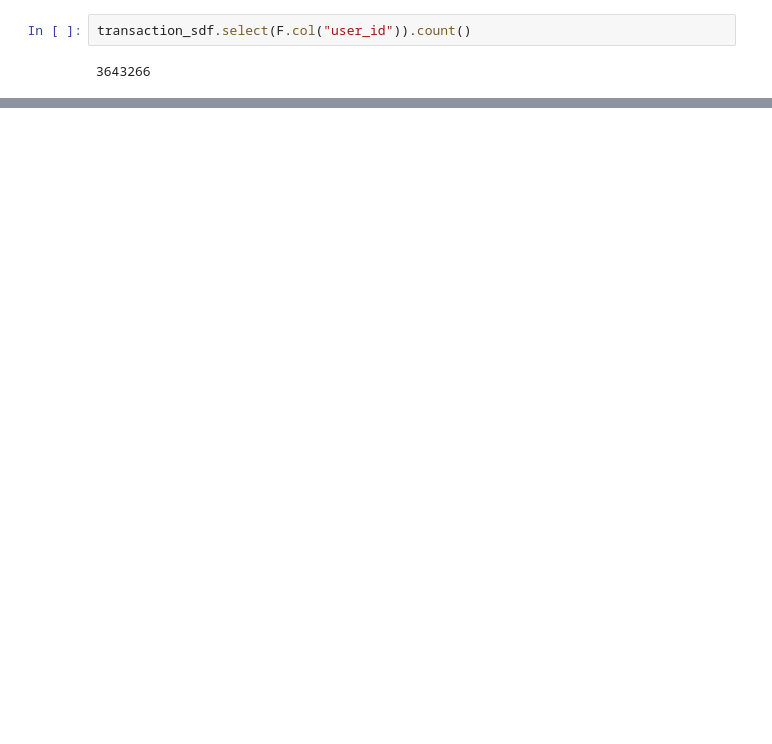
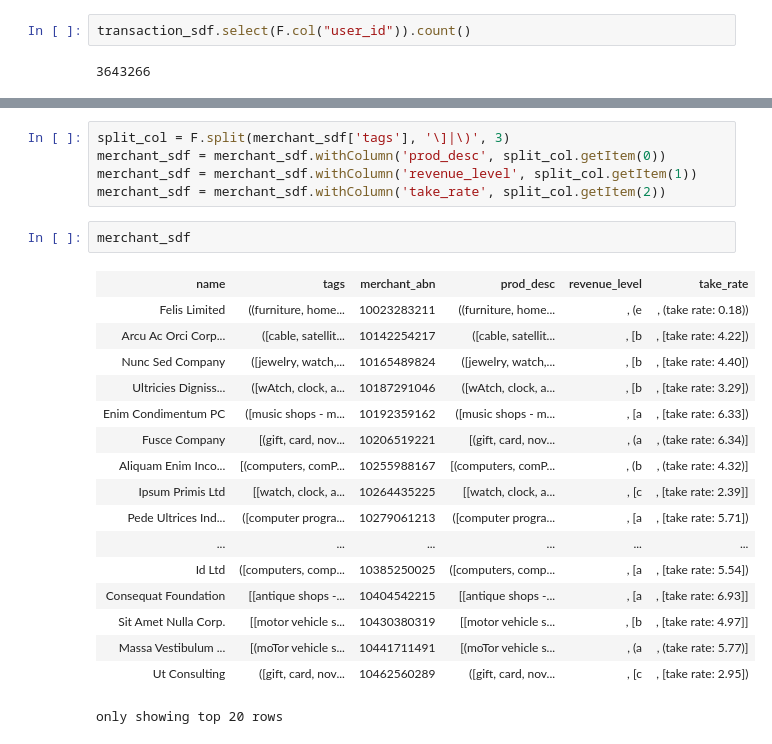
Before and after one commit to TGChenZP/MAST30034-A2_GroupWork_Py, a Jupyter notebook: notebooks/understand_data.ipynb, the cells around one changed output, grey strips where cells are left out. Cells and saved outputs as stored; diff of their text form; blank space fills up the shorter version.

Commit message:
added code to clean merchant

```diff
--- a/notebooks/understand_data.ipynb
+++ b/notebooks/understand_data.ipynb
@@ -136,0 +205,25 @@ consumer_detail_sdf.filter(consumer_detail_sdf["user_id"].isNull()).count()
+# %%
+split_col = F.split(merchant_sdf['tags'], '\]|\)', 3)
+merchant_sdf = merchant_sdf.withColumn('prod_desc', split_col.getItem(0))
+merchant_sdf = merchant_sdf.withColumn('revenue_level', split_col.getItem(1))
+merchant_sdf = merchant_sdf.withColumn('take_rate', split_col.getItem(2))
+# %%
+merchant_sdf
+# %% [output]
+| name | tags | merchant_abn | prod_desc | revenue_level | take_rate |
+| Felis Limited | ((furniture, home... | 10023283211 | ((furniture, home... | , (e | , (take rate: 0.18)) |
+| Arcu Ac Orci Corp... | ([cable, satellit... | 10142254217 | ([cable, satellit... | , [b | , [take rate: 4.22]) |
+| Nunc Sed Company | ([jewelry, watch,... | 10165489824 | ([jewelry, watch,... | , [b | , [take rate: 4.40]) |
+| Ultricies Digniss... | ([wAtch, clock, a... | 10187291046 | ([wAtch, clock, a... | , [b | , [take rate: 3.29]) |
+| Enim Condimentum PC | ([music shops - m... | 10192359162 | ([music shops - m... | , [a | , [take rate: 6.33]) |
+| Fusce Company | [(gift, card, nov... | 10206519221 | [(gift, card, nov... | , (a | , (take rate: 6.34)] |
+| Aliquam Enim Inco... | [(computers, comP... | 10255988167 | [(computers, comP... | , (b | , (take rate: 4.32)] |
+| Ipsum Primis Ltd | [[watch, clock, a... | 10264435225 | [[watch, clock, a... | , [c | , [take rate: 2.39]] |
+| Pede Ultrices Ind... | ([computer progra... | 10279061213 | ([computer progra... | , [a | , [take rate: 5.71]) |
+| ... | ... | ... | ... | ... | ... |
+| Id Ltd | ([computers, comp... | 10385250025 | ([computers, comp... | , [a | , [take rate: 5.54]) |
+| Consequat Foundation | [[antique shops -... | 10404542215 | [[antique shops -... | , [a | , [take rate: 6.93]] |
+| Sit Amet Nulla Corp. | [[motor vehicle s... | 10430380319 | [[motor vehicle s... | , [b | , [take rate: 4.97]] |
+| Massa Vestibulum ... | [(moTor vehicle s... | 10441711491 | [(moTor vehicle s... | , (a | , (take rate: 5.77)] |
+| Ut Consulting | ([gift, card, nov... | 10462560289 | ([gift, card, nov... | , [c | , [take rate: 2.95]) |
+only showing top 20 rows
```
Also changed, not shown: parts of 20 cells of this notebook.
